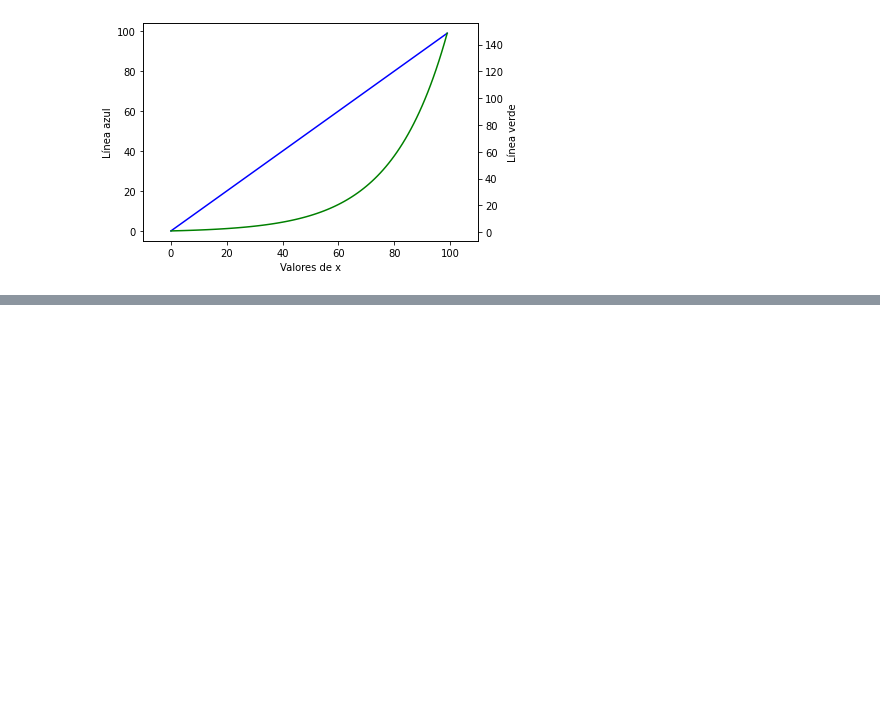
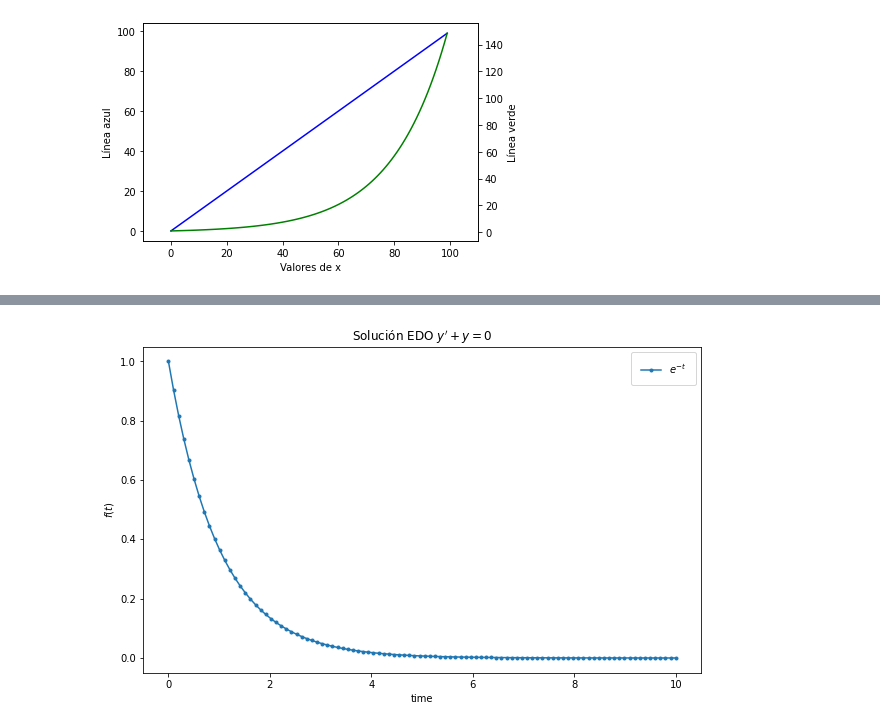
Before and after one commit to casfisica/Fisica_Computacional-1_2020-II, a Jupyter notebook: VisualizacionPython.ipynb, the cells around one changed output, grey strips where cells are left out. Drawn from its saved outputs; the diff is of its cells as text; code cells hidden in the pictures; blank space fills up the shorter version.

Commit message:
Add ODE to VisualizacionPython.ipynb, some mino error corrected at ClasesPython.ipynb

```diff
--- a/VisualizacionPython.ipynb
+++ b/VisualizacionPython.ipynb
@@ -483,0 +493,31 @@ plt.xlim(-10,110)
+# %%
+import numpy as np
+import matplotlib.pyplot as plt
+from scipy.integrate import odeint
+# Definimos la función
+def f(y, t):
+    return -y
+# Las condiciones iniciales
+y0=1
+# Puesto que es una integración numérica, se debe de probeer
+#un interbalo en el cual se haga dicha integración
+t = np.linspace(0,10, 100) # interbalo de -1 a 1 con 100 puntos
+# Realizamos la integración
+sol = odeint(f, y0, t)
+
+# Ahora grafiquemos la solución
+# Se define el plot
+fig, ax = plt.subplots(figsize=(10, 6))
+# los valores de los ejes y el marcador
+ax.plot(t, sol, marker = '.')
+# accedo a las propiedades de la leyenda y las modifico
+ax.legend(["$e^{-t}$"], loc='upper right', borderaxespad=0.5, borderpad=1)
+
+# Se ponen titulo y nombre de los ejes
+ax.set(title = "Solución EDO $y'+y=0$",
+       xlabel = "time",
+       ylabel = "$f(t)$")
+
+plt.show()
+# %% [output]
+[figure, added]
```
Also changed, not shown: parts of 9 cells of this notebook, 1 other file.
